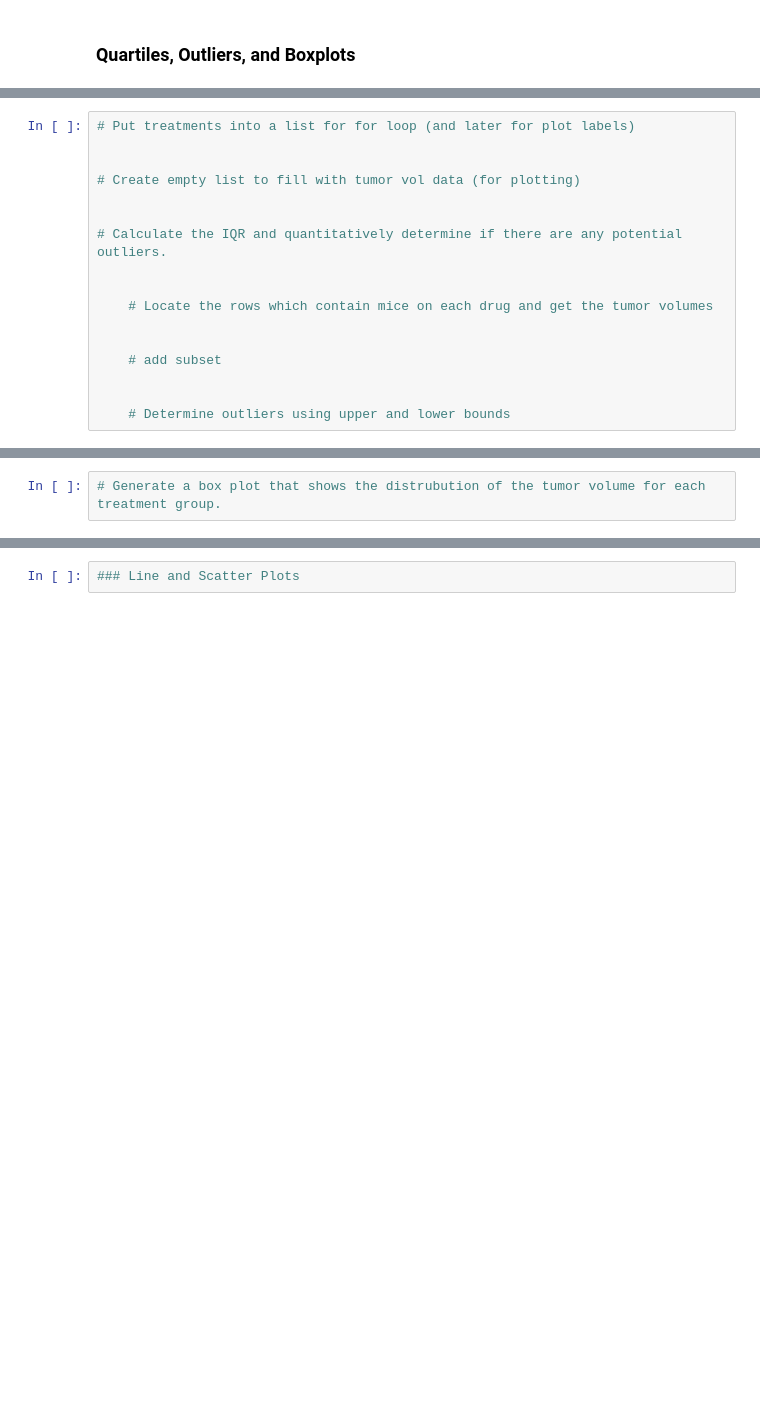
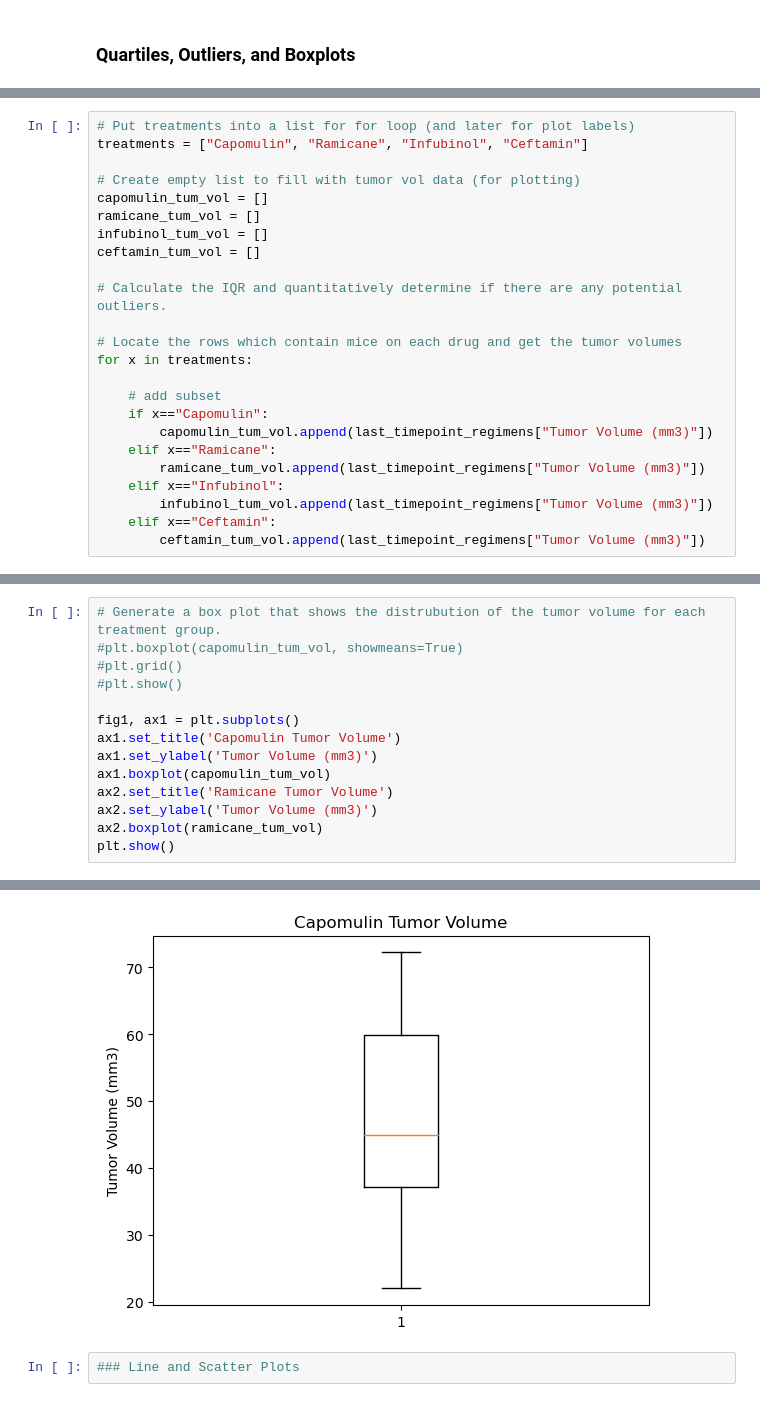
Before and after one commit to CRFitzgerald/matplotlib-challenge, a Jupyter notebook: pymaceuticals-inc.ipynb, the cells around one changed output, grey strips where cells are left out. Cells and saved outputs as stored; diff of their text form; blank space fills up the shorter version.

Commit message:
for loop and outliers

```diff
--- a/pymaceuticals-inc.ipynb
+++ b/pymaceuticals-inc.ipynb
@@ -258,17 +243,24 @@ InvalidIndexError: (1551    False
 # %%
 # Put treatments into a list for for loop (and later for plot labels)
-
+treatments = ["Capomulin", "Ramicane", "Infubinol", "Ceftamin"]
 
 # Create empty list to fill with tumor vol data (for plotting)
-
+capomulin_tum_vol = []
+ramicane_tum_vol = []
+infubinol_tum_vol = []
+ceftamin_tum_vol = []
 
 # Calculate the IQR and quantitatively determine if there are any potential outliers.
 
-
-    # Locate the rows which contain mice on each drug and get the tumor volumes
-
+# Locate the rows which contain mice on each drug and get the tumor volumes
+for x in treatments:
 
     # add subset
-
-
-    # Determine outliers using upper and lower bounds
+    if x=="Capomulin":
+        capomulin_tum_vol.append(last_timepoint_regimens["Tumor Volume (mm3)"])
+    elif x=="Ramicane":
+        ramicane_tum_vol.append(last_timepoint_regimens["Tumor Volume (mm3)"])
+    elif x=="Infubinol":
+        infubinol_tum_vol.append(last_timepoint_regimens["Tumor Volume (mm3)"])
+    elif x=="Ceftamin":
+        ceftamin_tum_vol.append(last_timepoint_regimens["Tumor Volume (mm3)"])
@@ -275,2 +291,15 @@ InvalidIndexError: (1551    False
 # %%
 # Generate a box plot that shows the distrubution of the tumor volume for each treatment group.
+#plt.boxplot(capomulin_tum_vol, showmeans=True)
+#plt.grid()
+#plt.show()
+
+fig1, ax1 = plt.subplots()
+ax1.set_title('Capomulin Tumor Volume')
+ax1.set_ylabel('Tumor Volume (mm3)')
+ax1.boxplot(capomulin_tum_vol)
+ax2.set_title('Ramicane Tumor Volume')
+ax2.set_ylabel('Tumor Volume (mm3)')
+ax2.boxplot(ramicane_tum_vol)
+plt.show()
+# %% [output]
@@ -277,3 +307,4 @@ InvalidIndexError: (1551    False
+[figure, added]
 # %%
 ### Line and Scatter Plots
 # %%
```
Also changed, not shown: parts of 8 cells of this notebook.
